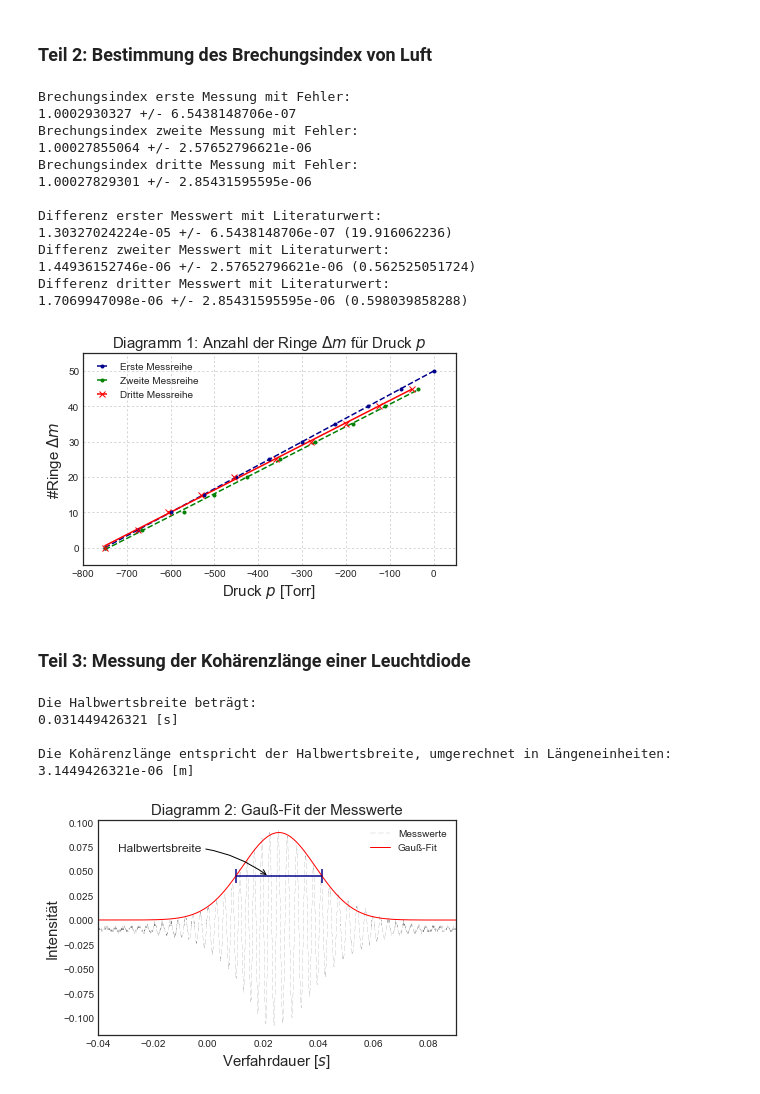
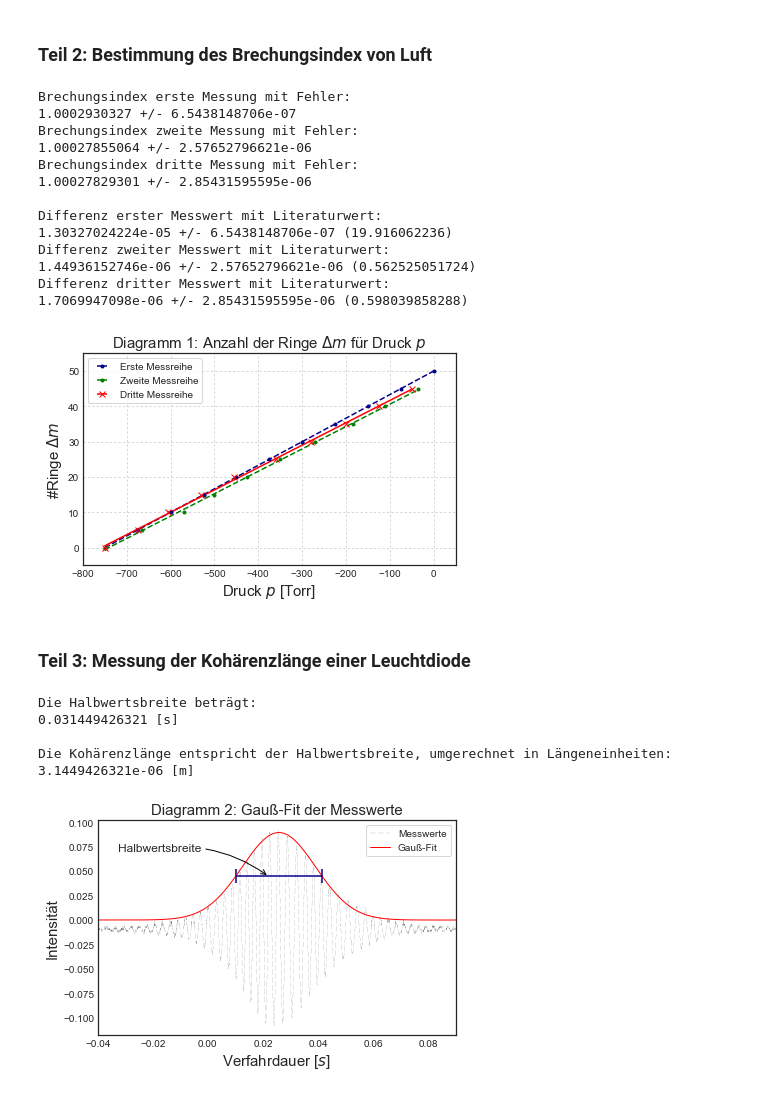
Before and after one commit to mathieukaltschmidt/PAP2-physics-lab-course, a Jupyter notebook: V232 Michelson-Interferometer/V232 Michelson Interferometer.ipynb, the cells around one changed output. Cells and saved outputs as stored; diff of their text form; code cells hidden in the pictures.

```diff
--- a/V232 Michelson-Interferometer/V232 Michelson Interferometer.ipynb
+++ b/V232 Michelson-Interferometer/V232 Michelson Interferometer.ipynb
@@ -6,7 +6,6 @@
 #Importieren der benötigten Pakete
 import matplotlib.pyplot as plt
 import matplotlib.mlab as mlab
-plt.style.use('seaborn-white')
 %matplotlib inline
 import numpy as np
 from scipy.optimize import curve_fit
@@ -95,7 +94,7 @@ plt.plot(p_3,linear(p_3,*popt_3),color="red")
 plt.errorbar(p_1,del_m,xerr=p_1_err,marker='.',color="darkblue",linestyle='',label="Erste Messreihe")
 plt.errorbar(p_2,del_m[:-1],xerr=p_2_err,marker='.',color="green",linestyle='',label="Zweite Messreihe")
 plt.errorbar(p_3,del_m[:-1],xerr=p_3_err,marker='x',color="red",linestyle='',label="Dritte Messreihe")
-plt.legend()
+plt.legend(frameon=True)
 
 plt.tight_layout()
 plt.savefig('Diagramme/V232Diagramm1.pdf', format='PDF')
@@ -121,34 +120,34 @@ print(str(n_0_2) + ' +/- ' + str(n_0_2_err))
 print("Brechungsindex dritte Messung mit Fehler:")
 print(str(n_0_3) + ' +/- ' + str(n_0_3_err))
 
 n_0_lit=1.00028 #Literaturwert
 
 diff_1=np.abs(n_0_1-n_0_lit)
 diff_2=np.abs(n_0_2-n_0_lit)
 diff_3=np.abs(n_0_3-n_0_lit)
 
 print()
 print("Differenz erster Messwert mit Literaturwert:")
 print(str(diff_1)+" +/- "+str(n_0_1_err)+" ("+str(diff_1/n_0_1_err)+")")
 print("Differenz zweiter Messwert mit Literaturwert:")
 print(str(diff_2)+" +/- "+str(n_0_2_err)+" ("+str(diff_2/n_0_2_err)+")")
 print("Differenz dritter Messwert mit Literaturwert:")
 print(str(diff_3)+" +/- "+str(n_0_3_err)+" ("+str(diff_3/n_0_3_err)+")")
 # %% [output]
 Brechungsindex erste Messung mit Fehler:
 1.0002930327 +/- 6.5438148706e-07
 Brechungsindex zweite Messung mit Fehler:
 1.00027855064 +/- 2.57652796621e-06
 Brechungsindex dritte Messung mit Fehler:
 1.00027829301 +/- 2.85431595595e-06
 
 Differenz erster Messwert mit Literaturwert:
 1.30327024224e-05 +/- 6.5438148706e-07 (19.916062236)
 Differenz zweiter Messwert mit Literaturwert:
 1.44936152746e-06 +/- 2.57652796621e-06 (0.562525051724)
 Differenz dritter Messwert mit Literaturwert:
 1.7069947098e-06 +/- 2.85431595595e-06 (0.598039858288)
-[figure, old version]
+[figure, new version]
 # %% [markdown]
 ### Teil 3: Messung der Kohärenzlänge einer Leuchtdiode
 # %%
@@ -212,7 +211,7 @@ plt.plot(x1, y1, linewidth = 0.1, color = 'k', linestyle = '--')
 #Plotten des Fits
 x = np.linspace(x1[0],x1[-1], 1000)
 plt.plot(x, gaussian(x, *popt), 'r-', linewidth = 1)
-plt.legend(['Messwerte', 'Gauß-Fit'])
+plt.legend(['Messwerte', 'Gauß-Fit'],frameon=True)
 plt.xlabel(r'Verfahrdauer [$s$]',size=15)
 plt.ylabel('Intensität',size=15)
 plt.title('Diagramm 2: Gauß-Fit der Messwerte', size=15)
@@ -259,4 +258,4 @@ Die Halbwertsbreite beträgt:
 
 Die Kohärenzlänge entspricht der Halbwertsbreite, umgerechnet in Längeneinheiten:
 3.1449426321e-06 [m]
-[figure, old version]
+[figure, new version]
```
